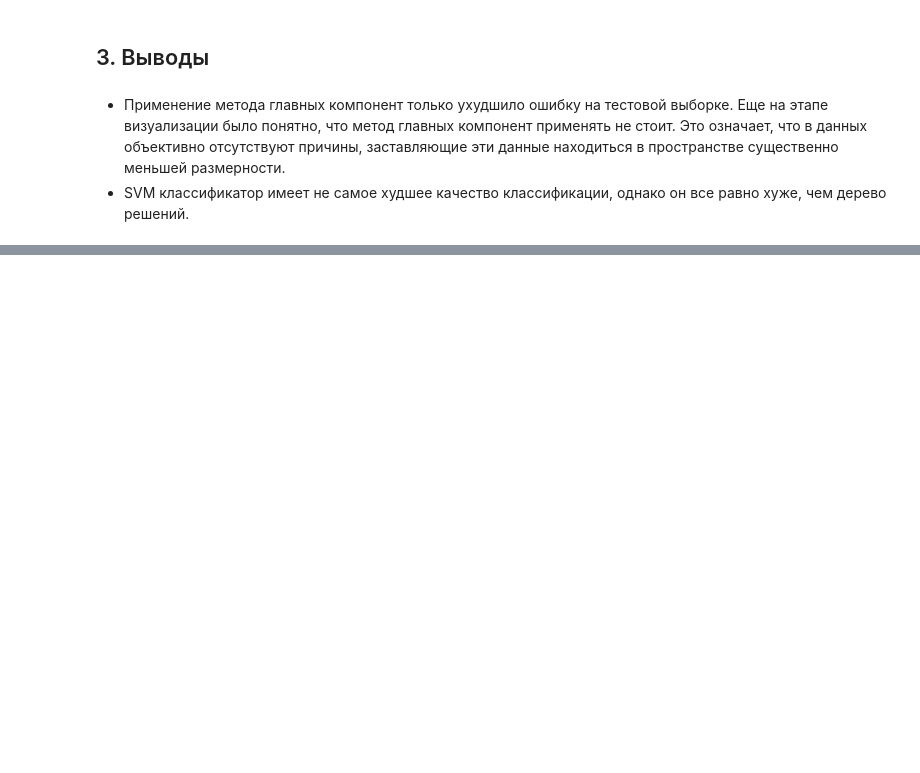
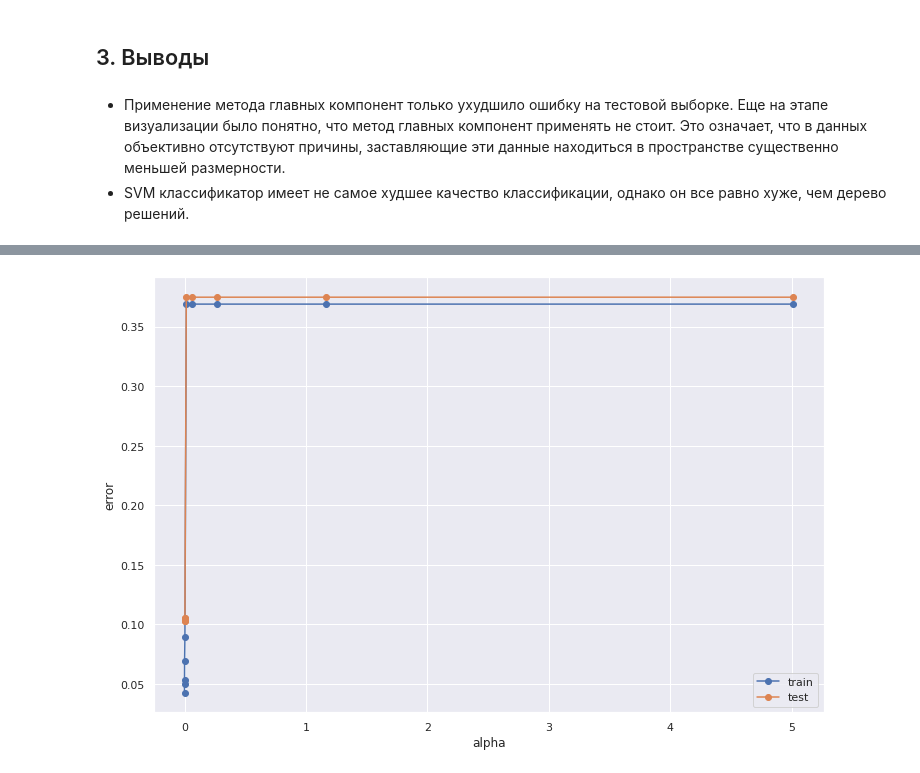
Before and after one commit to bogatovam/ml-course-hse, a Jupyter notebook: ML_LAB1.ipynb, the cells around one changed output, grey strips where cells are left out. Cells and saved outputs as stored; diff of their text form; code cells hidden in the pictures; blank space fills up the shorter version.

```diff
--- a/ML_LAB1.ipynb
+++ b/ML_LAB1.ipynb
@@ -1177,0 +1345,13 @@ SVC classifier is the best with 53 components: {'n_components': 53, 'acc': 0.868
+# %%
+train_err = mlp_model_metrics['train_error']
+test_err = mlp_model_metrics['test_error']
+
+plt.figure(figsize=(12,8))
+plt.plot(alpha_range, train_err, '-o', label = 'train')
+plt.plot(alpha_range, test_err, '-o', label = 'test')
+plt.xlabel('alpha')
+plt.ylabel('error')
+plt.legend()
+pass
+# %% [output]
+[figure, added]
```
Also changed, not shown: parts of 39 cells of this notebook.
